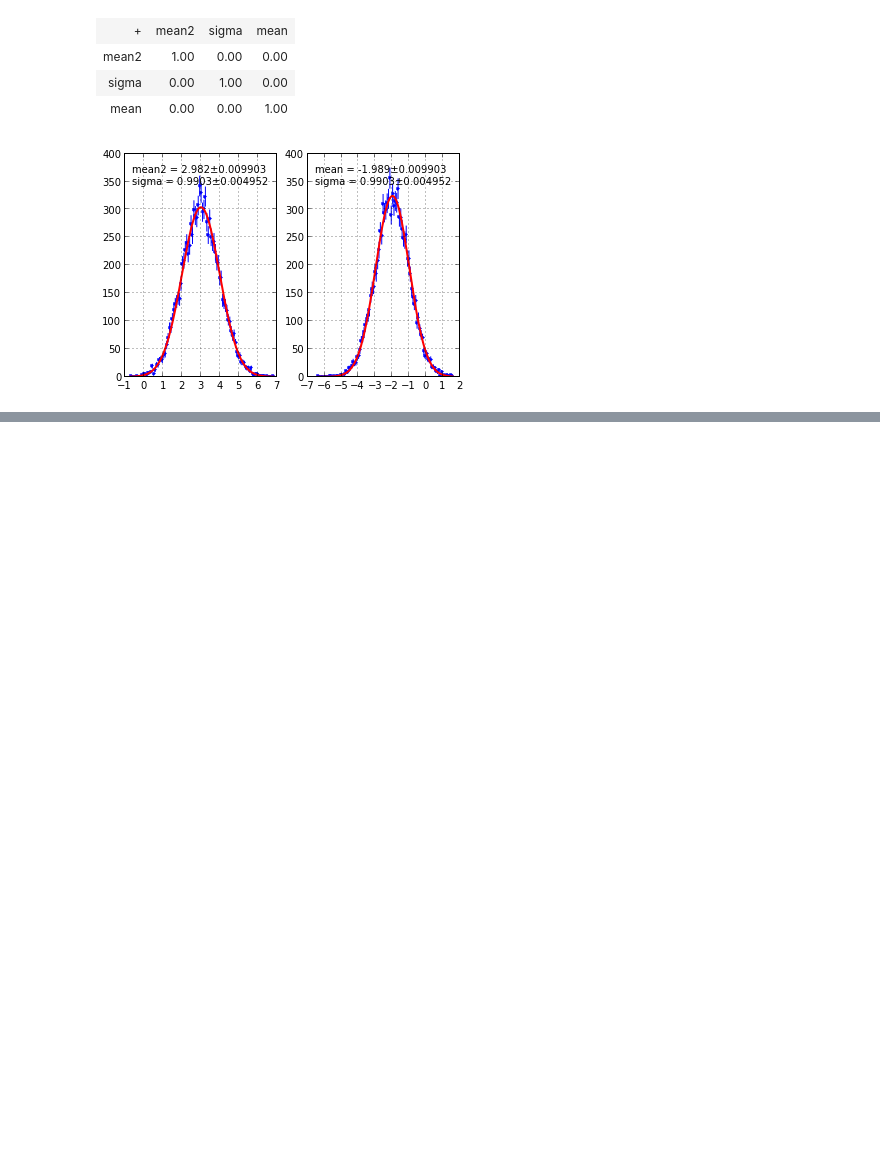
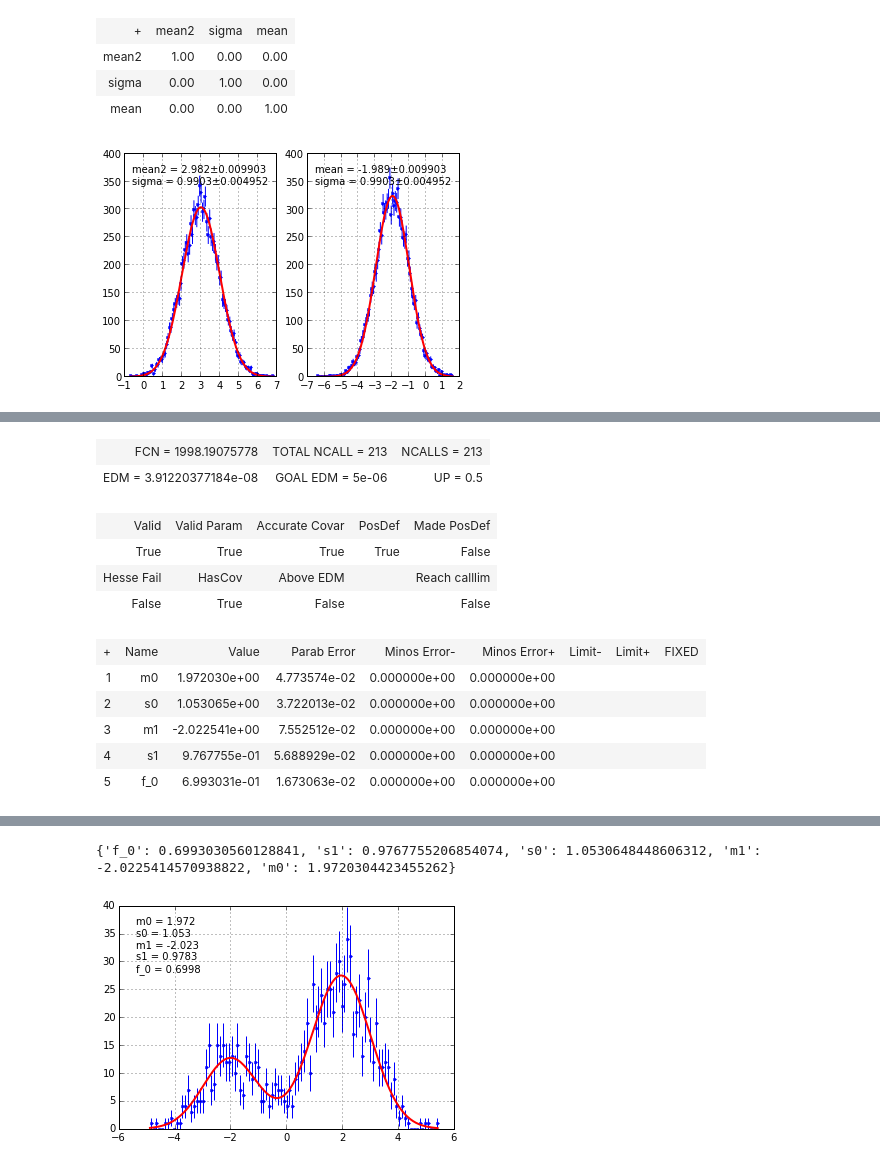
Before and after one commit to scikit-hep/probfit, a Jupyter notebook: tutorial/tutorial.ipynb, the cells around one changed output, grey strips where cells are left out. Cells and saved outputs as stored; diff of their text form; code cells hidden in the pictures; blank space fills up the shorter version.

```diff
--- a/tutorial/tutorial.ipynb
+++ b/tutorial/tutorial.ipynb
@@ -779,0 +828,8 @@ simultaneous_likelihood.draw(minuit);
+# %%
+# Blind one parameter
+uh2= UnbinnedLH( BlindFunc(pdf, toblind='m1', seedstring='some_random_stuff', width=0.5, signflip=False), toydata)
+m2= Minuit(uh2, print_level=1, **inipars)
+m2.migrad();
+uh2.draw();
+print m2.values
+# %% [output]
@@ -779,0 +837,12 @@ simultaneous_likelihood.draw(minuit);
+| FCN = 1998.19075778 | TOTAL NCALL = 213 | NCALLS = 213 |
+| EDM = 3.91220377184e-08 | GOAL EDM = 5e-06 | UP = 0.5 |
+| Valid | Valid Param | Accurate Covar | PosDef | Made PosDef |
+| True | True | True | True | False |
+| Hesse Fail | HasCov | Above EDM |  | Reach calllim |
+| False | True | False |  | False |
+| + | Name | Value | Parab Error | Minos Error- | Minos Error+ | Limit- | Limit+ | FIXED |
+| 1 | m0 | 1.972030e+00 | 4.773574e-02 | 0.000000e+00 | 0.000000e+00 |  |  |  |
+| 2 | s0 | 1.053065e+00 | 3.722013e-02 | 0.000000e+00 | 0.000000e+00 |  |  |  |
+| 3 | m1 | -2.022541e+00 | 7.552512e-02 | 0.000000e+00 | 0.000000e+00 |  |  |  |
+| 4 | s1 | 9.767755e-01 | 5.688929e-02 | 0.000000e+00 | 0.000000e+00 |  |  |  |
+| 5 | f_0 | 6.993031e-01 | 1.673063e-02 | 0.000000e+00 | 0.000000e+00 |  |  |  |
@@ -779,0 +850,2 @@ simultaneous_likelihood.draw(minuit);
+{'f_0': 0.6993030560128841, 's1': 0.9767755206854074, 's0': 1.0530648448606312, 'm1': -2.0225414570938822, 'm0': 1.9720304423455262}
+[figure, added]
```
Also changed, not shown: parts of 10 cells of this notebook, 9 other files.
